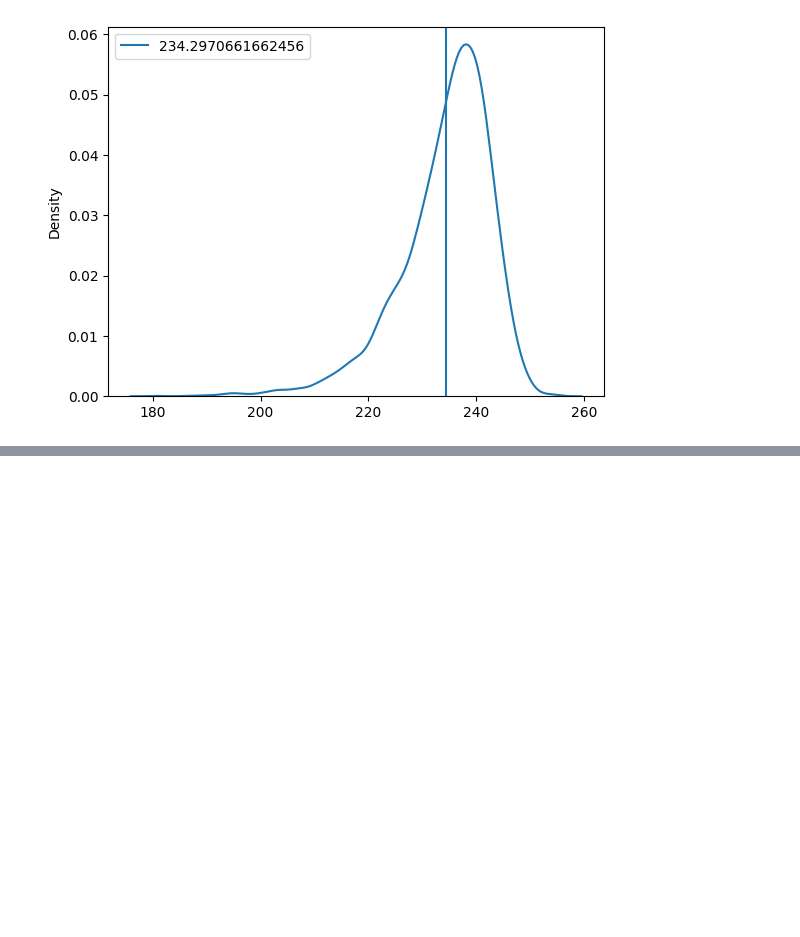
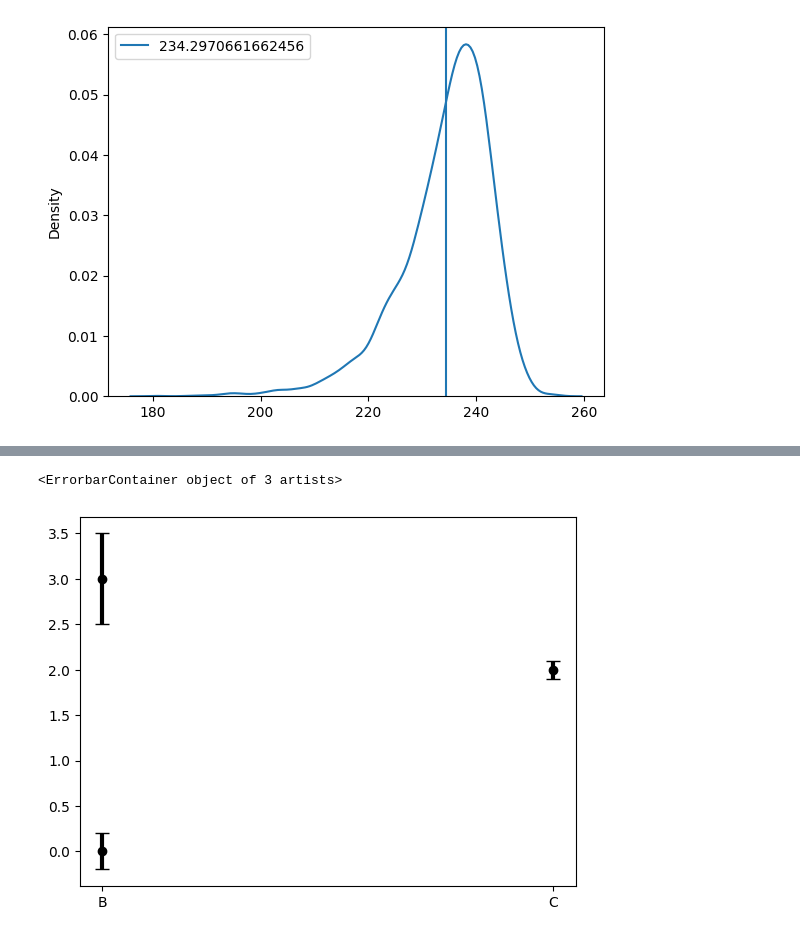
Before and after one commit to hbmep/rat-mapping, a Jupyter notebook: notebooks/C_SMA_LAR/nparray.ipynb, the cells around one changed output, grey strips where cells are left out. Cells and saved outputs as stored; diff of their text form; code cells hidden in the pictures; blank space fills up the shorter version.

```diff
--- a/notebooks/C_SMA_LAR/nparray.ipynb
+++ b/notebooks/C_SMA_LAR/nparray.ipynb
@@ -481,0 +567,5 @@ for i, alignment in enumerate(["M-L", "M-LL", "M-LM1", "M-LM2"]):
+# %%
+plt.errorbar(['B', 'C', 'B'], [0, 2, 3], yerr=[.2, .1, .5], fmt='o', color='black', elinewidth=3, capsize=5)
+# %% [output]
+<ErrorbarContainer object of 3 artists>
+[figure, added]
```
Also changed, not shown: parts of 30 cells of this notebook, 3 other files.
